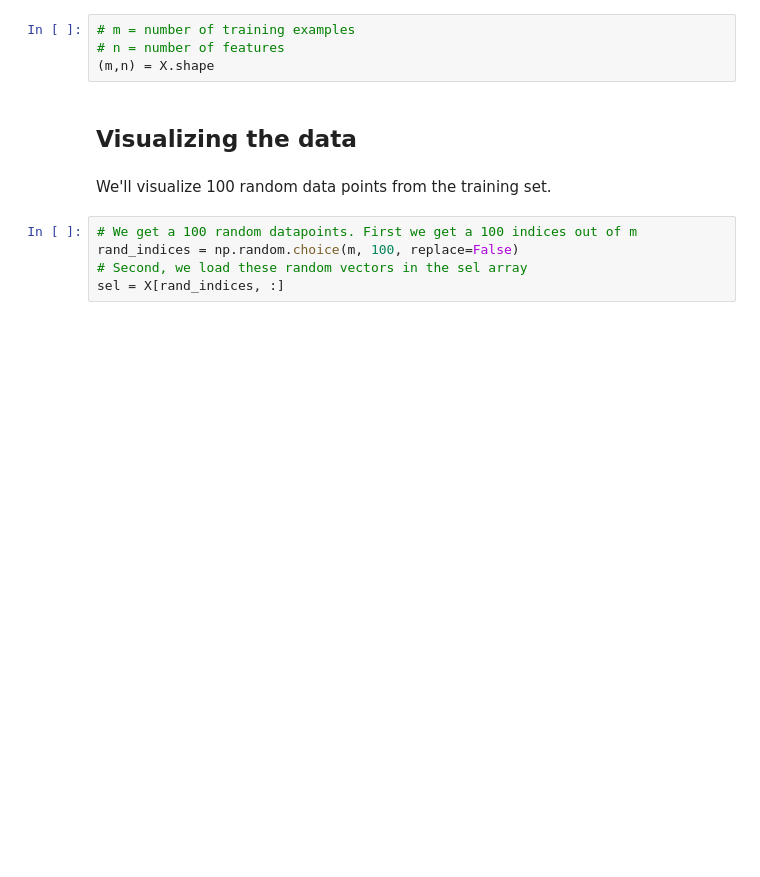
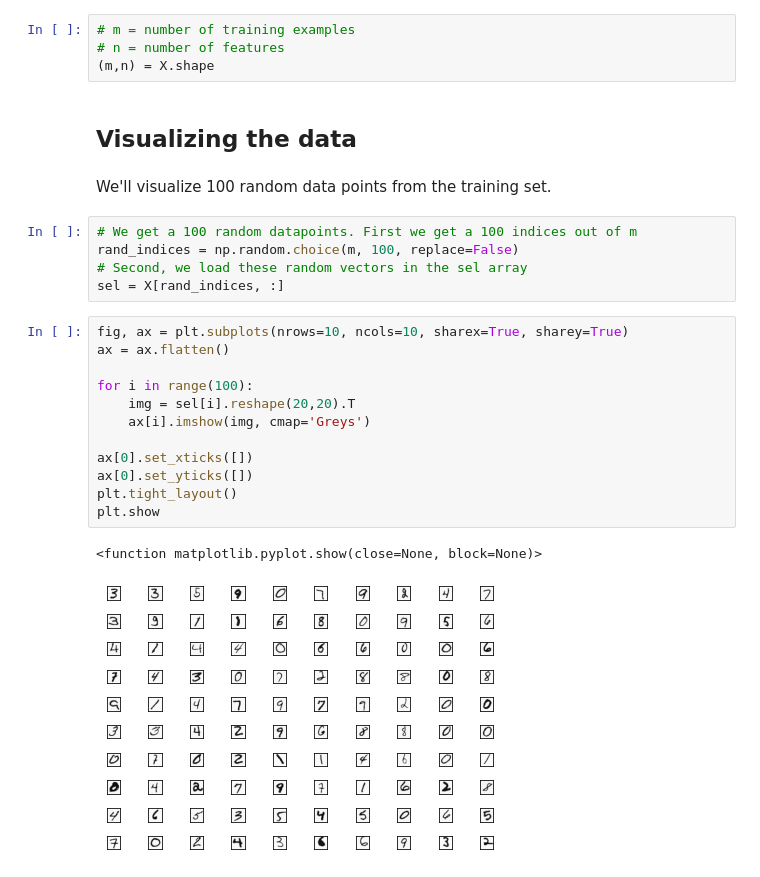
Before and after one commit to conradoca/Coursera---Machine-Learning-Andrew-Ng, a Jupyter notebook: Python code/ex3-MultiClass Classification.ipynb, the cells around one changed output. Cells and saved outputs as stored; diff of their text form; blank space fills up the shorter version.

```diff
--- a/Python code/ex3-MultiClass Classification.ipynb
+++ b/Python code/ex3-MultiClass Classification.ipynb
@@ -97,3 +97,18 @@ We'll visualize 100 random data points from the training set.
 rand_indices = np.random.choice(m, 100, replace=False)
 # Second, we load these random vectors in the sel array
 sel = X[rand_indices, :]
+# %%
+fig, ax = plt.subplots(nrows=10, ncols=10, sharex=True, sharey=True)
+ax = ax.flatten()
+
+for i in range(100):
+    img = sel[i].reshape(20,20).T
+    ax[i].imshow(img, cmap='Greys')
+
+ax[0].set_xticks([])
+ax[0].set_yticks([])
+plt.tight_layout()
+plt.show
+# %% [output]
+<function matplotlib.pyplot.show(close=None, block=None)>
+[figure, added]
```
Also changed, not shown: parts of 1 cell of this notebook, 1 other file.
